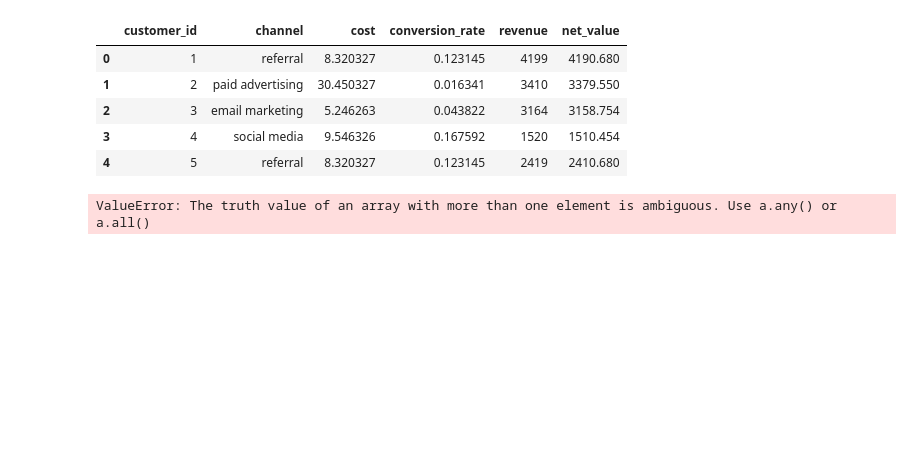
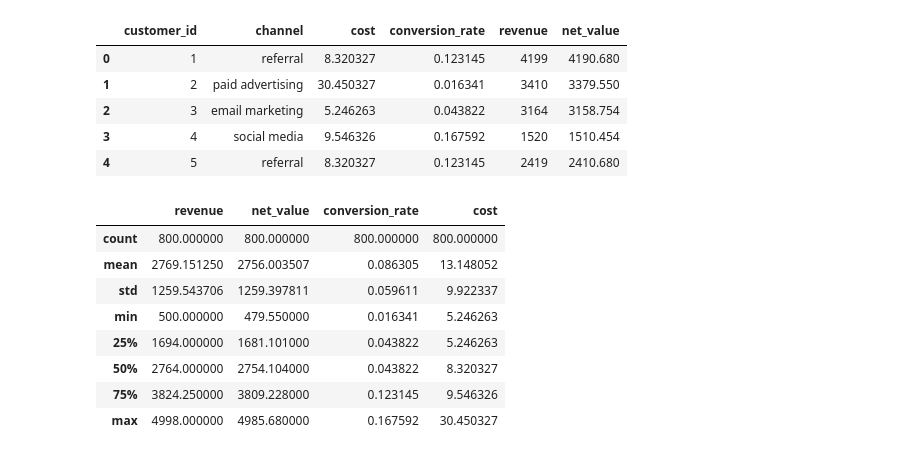
Before and after one commit to Andres240989/customer-lifetime-value_analysis, a Jupyter notebook: notebooks/02_customer_segmentation.ipynb, the cells around one changed output. Cells and saved outputs as stored; diff of their text form; code cells hidden in the pictures; blank space fills up the shorter version.

```diff
--- a/notebooks/02_customer_segmentation.ipynb
+++ b/notebooks/02_customer_segmentation.ipynb
@@ -24,13 +24,15 @@ df.head()
 | 2 | 3 | email marketing | 5.246263 | 0.043822 | 3164 | 3158.754 |
 | 3 | 4 | social media | 9.546326 | 0.167592 | 1520 | 1510.454 |
 | 4 | 5 | referral | 8.320327 | 0.123145 | 2419 | 2410.680 |
-# %%
-summary = (
-    df[["revenue", "net_value", "conversion_rate", "cost"]]
-    .quantile([0.25, 0.5, 0.75])
-    .round(3)
-)
-
-display(summary)
-# %% [output]
-ValueError: The truth value of an array with more than one element is ambiguous. Use a.any() or a.all()
+# %%
+df[['revenue','net_value','conversion_rate','cost']].describe()
+# %% [output]
+|  | revenue | net_value | conversion_rate | cost |
+| count | 800.000000 | 800.000000 | 800.000000 | 800.000000 |
+| mean | 2769.151250 | 2756.003507 | 0.086305 | 13.148052 |
+| std | 1259.543706 | 1259.397811 | 0.059611 | 9.922337 |
+| min | 500.000000 | 479.550000 | 0.016341 | 5.246263 |
+| 25% | 1694.000000 | 1681.101000 | 0.043822 | 5.246263 |
+| 50% | 2764.000000 | 2754.104000 | 0.043822 | 8.320327 |
+| 75% | 3824.250000 | 3809.228000 | 0.123145 | 9.546326 |
+| max | 4998.000000 | 4985.680000 | 0.167592 | 30.450327 |
```
Also changed, not shown: parts of 25 cells of this notebook.
